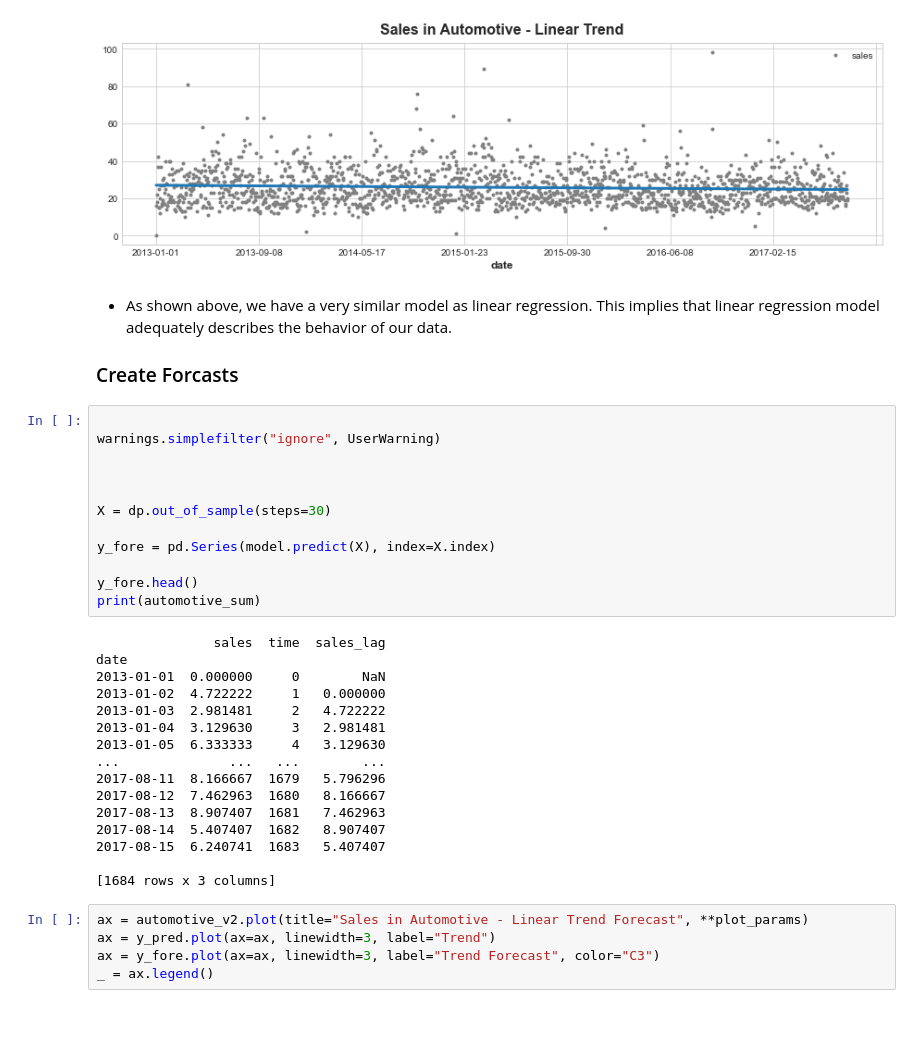
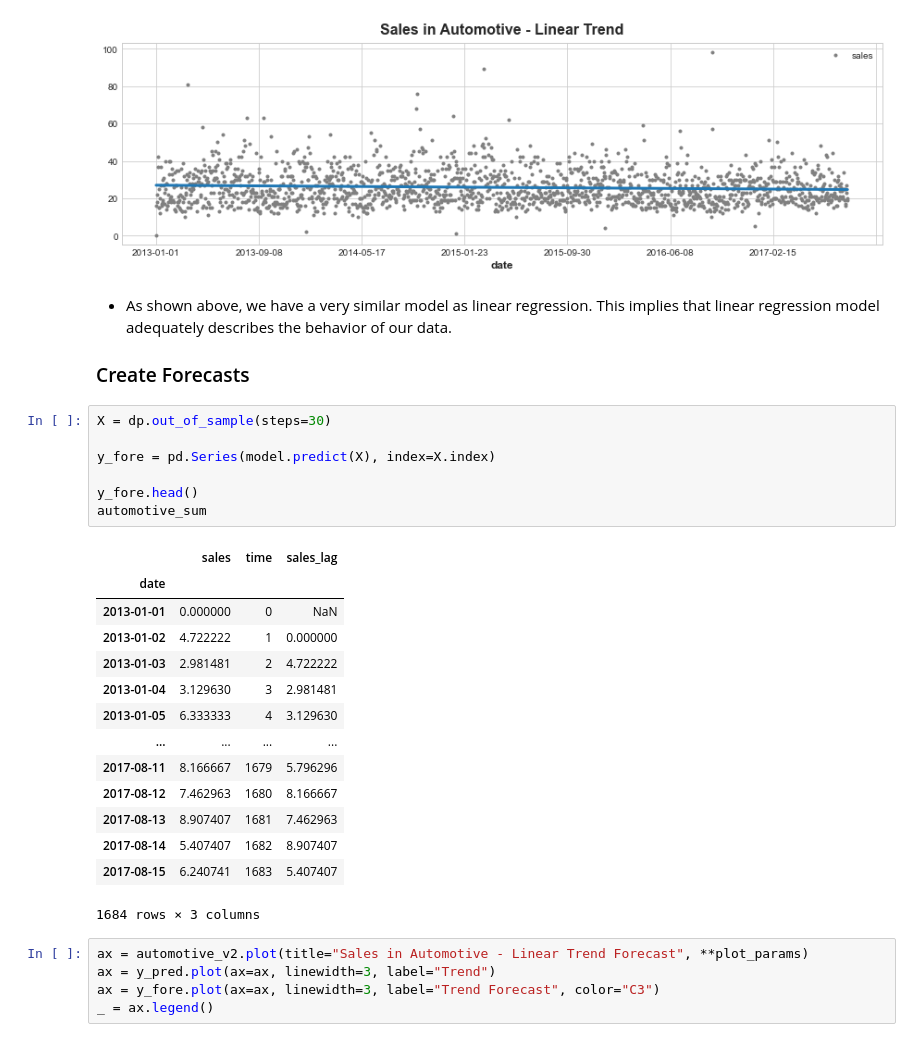
Before and after one commit to AndyLeeProjects/Store_Sales_Forecasting, a Jupyter notebook: Time_Series/automotive_sample.ipynb, the cells around one changed output. Cells and saved outputs as stored; diff of their text form.

```diff
--- a/Time_Series/automotive_sample.ipynb
+++ b/Time_Series/automotive_sample.ipynb
@@ -213,35 +214,29 @@ _ = y_pred.plot(ax=ax, linewidth=3, label="Trend")
 # %% [markdown]
 - As shown above, we have a very similar model as linear regression. This implies that linear regression model adequately describes the behavior of our data.
 
-### Create Forcasts
+### Create Forecasts
 # %%
-
-warnings.simplefilter("ignore", UserWarning)
-
-
-
 X = dp.out_of_sample(steps=30)
 
 y_fore = pd.Series(model.predict(X), index=X.index)
 
 y_fore.head()
-print(automotive_sum)
+automotive_sum
 # %% [output]
+|  | sales | time | sales_lag |
+| date |  |  |  |
+| 2013-01-01 | 0.000000 | 0 | NaN |
+| 2013-01-02 | 4.722222 | 1 | 0.000000 |
+| 2013-01-03 | 2.981481 | 2 | 4.722222 |
+| 2013-01-04 | 3.129630 | 3 | 2.981481 |
+| 2013-01-05 | 6.333333 | 4 | 3.129630 |
+| ... | ... | ... | ... |
+| 2017-08-11 | 8.166667 | 1679 | 5.796296 |
+| 2017-08-12 | 7.462963 | 1680 | 8.166667 |
+| 2017-08-13 | 8.907407 | 1681 | 7.462963 |
+| 2017-08-14 | 5.407407 | 1682 | 8.907407 |
+| 2017-08-15 | 6.240741 | 1683 | 5.407407 |
-               sales  time  sales_lag
-date
-2013-01-01  0.000000     0        NaN
-2013-01-02  4.722222     1   0.000000
-2013-01-03  2.981481     2   4.722222
-2013-01-04  3.129630     3   2.981481
-2013-01-05  6.333333     4   3.129630
-...              ...   ...        ...
-2017-08-11  8.166667  1679   5.796296
-2017-08-12  7.462963  1680   8.166667
-2017-08-13  8.907407  1681   7.462963
-2017-08-14  5.407407  1682   8.907407
-2017-08-15  6.240741  1683   5.407407
-
-[1684 rows x 3 columns]
+1684 rows × 3 columns
 # %%
 ax = automotive_v2.plot(title="Sales in Automotive - Linear Trend Forecast", **plot_params)
 ax = y_pred.plot(ax=ax, linewidth=3, label="Trend")
```
Also changed, not shown: parts of 16 cells of this notebook.
